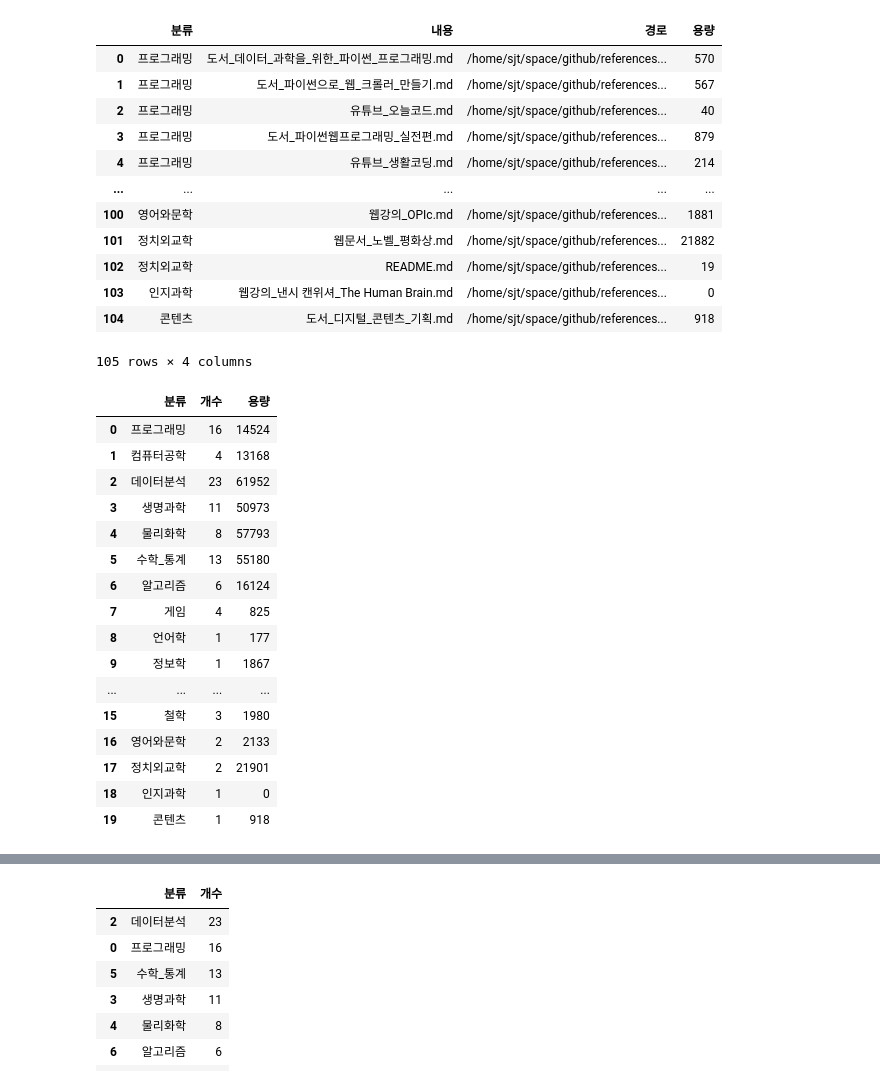
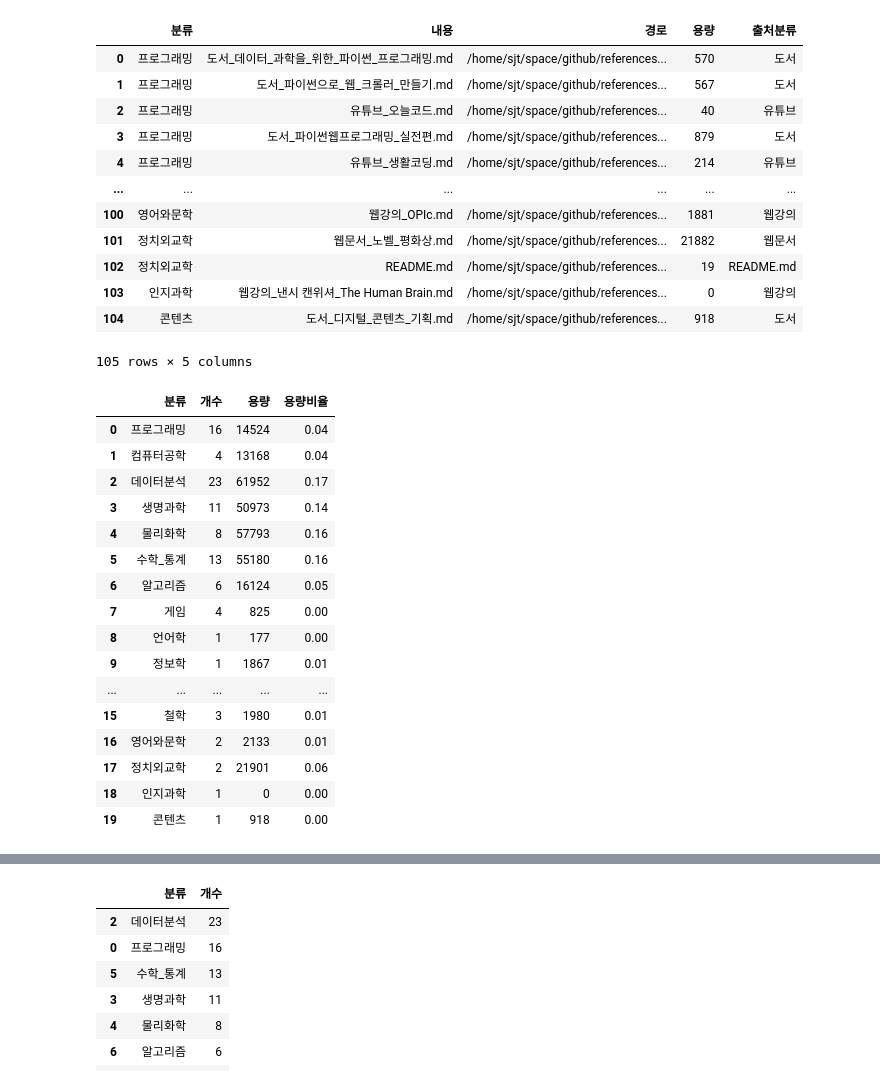
Before and after one commit to Song-Juntae/references, a Jupyter notebook: reference.ipynb, the cells around one changed output, grey strips where cells are left out. Drawn from its saved outputs; the diff is of its cells as text; code cells hidden in the pictures.

```diff
--- a/reference.ipynb
+++ b/reference.ipynb
@@ -27,42 +27,43 @@ for path, subdirs, files in os.walk(나의_과학기술):
 
 df_reference = pd.DataFrame(list_reference, columns=['분류','내용','경로'])
 df_reference['용량'] = [os.path.getsize(i) for i in df_reference['경로']]
+df_reference['출처분류'] = df_reference['내용'].apply(lambda x: x.split('_')[0])
 df_reference
 # %% [output]
-|  | 분류 | 내용 | 경로 | 용량 |
-| 0 | 프로그래밍 | 도서_데이터_과학을_위한_파이썬_프로그래밍.md | /home/sjt/space/github/references... | 570 |
-| 1 | 프로그래밍 | 도서_파이썬으로_웹_크롤러_만들기.md | /home/sjt/space/github/references... | 567 |
-| 2 | 프로그래밍 | 유튜브_오늘코드.md | /home/sjt/space/github/references... | 40 |
-| 3 | 프로그래밍 | 도서_파이썬웹프로그래밍_실전편.md | /home/sjt/space/github/references... | 879 |
-| 4 | 프로그래밍 | 유튜브_생활코딩.md | /home/sjt/space/github/references... | 214 |
-| ... | ... | ... | ... | ... |
-| 100 | 영어와문학 | 웹강의_OPIc.md | /home/sjt/space/github/references... | 1881 |
-| 101 | 정치외교학 | 웹문서_노벨_평화상.md | /home/sjt/space/github/references... | 21882 |
-| 102 | 정치외교학 | README.md | /home/sjt/space/github/references... | 19 |
-| 103 | 인지과학 | 웹강의_낸시 캔위셔_The Human Brain.md | /home/sjt/space/github/references... | 0 |
-| 104 | 콘텐츠 | 도서_디지털_콘텐츠_기획.md | /home/sjt/space/github/references... | 918 |
+|  | 분류 | 내용 | 경로 | 용량 | 출처분류 |
+| 0 | 프로그래밍 | 도서_데이터_과학을_위한_파이썬_프로그래밍.md | /home/sjt/space/github/references... | 570 | 도서 |
+| 1 | 프로그래밍 | 도서_파이썬으로_웹_크롤러_만들기.md | /home/sjt/space/github/references... | 567 | 도서 |
+| 2 | 프로그래밍 | 유튜브_오늘코드.md | /home/sjt/space/github/references... | 40 | 유튜브 |
+| 3 | 프로그래밍 | 도서_파이썬웹프로그래밍_실전편.md | /home/sjt/space/github/references... | 879 | 도서 |
+| 4 | 프로그래밍 | 유튜브_생활코딩.md | /home/sjt/space/github/references... | 214 | 유튜브 |
+| ... | ... | ... | ... | ... | ... |
+| 100 | 영어와문학 | 웹강의_OPIc.md | /home/sjt/space/github/references... | 1881 | 웹강의 |
+| 101 | 정치외교학 | 웹문서_노벨_평화상.md | /home/sjt/space/github/references... | 21882 | 웹문서 |
+| 102 | 정치외교학 | README.md | /home/sjt/space/github/references... | 19 | README.md |
+| 103 | 인지과학 | 웹강의_낸시 캔위셔_The Human Brain.md | /home/sjt/space/github/references... | 0 | 웹강의 |
+| 104 | 콘텐츠 | 도서_디지털_콘텐츠_기획.md | /home/sjt/space/github/references... | 918 | 도서 |
-105 rows × 4 columns
+105 rows × 5 columns
 # %%
 df_reference_개수 = pd.DataFrame(list(Counter(df_reference['분류']).items()), columns=['분류','개수'])
 df_reference_용량 = df_reference[['분류','용량']].groupby('분류').sum().reset_index()
-
 df_reference_정리 = df_reference_개수.merge(df_reference_용량, on='분류')
+df_reference_정리['용량비율'] = df_reference_정리['용량'].apply(lambda x : round(x / sum(df_reference_정리['용량']), 2))
 df_reference_정리
 # %% [output]
-|  | 분류 | 개수 | 용량 |
-| 0 | 프로그래밍 | 16 | 14524 |
-| 1 | 컴퓨터공학 | 4 | 13168 |
-| 2 | 데이터분석 | 23 | 61952 |
-| 3 | 생명과학 | 11 | 50973 |
-| 4 | 물리화학 | 8 | 57793 |
-| 5 | 수학_통계 | 13 | 55180 |
-| 6 | 알고리즘 | 6 | 16124 |
-| 7 | 게임 | 4 | 825 |
-| 8 | 언어학 | 1 | 177 |
-| 9 | 정보학 | 1 | 1867 |
-| ... | ... | ... | ... |
-| 15 | 철학 | 3 | 1980 |
-| 16 | 영어와문학 | 2 | 2133 |
-| 17 | 정치외교학 | 2 | 21901 |
-| 18 | 인지과학 | 1 | 0 |
-| 19 | 콘텐츠 | 1 | 918 |
+|  | 분류 | 개수 | 용량 | 용량비율 |
+| 0 | 프로그래밍 | 16 | 14524 | 0.04 |
+| 1 | 컴퓨터공학 | 4 | 13168 | 0.04 |
+| 2 | 데이터분석 | 23 | 61952 | 0.17 |
+| 3 | 생명과학 | 11 | 50973 | 0.14 |
+| 4 | 물리화학 | 8 | 57793 | 0.16 |
+| 5 | 수학_통계 | 13 | 55180 | 0.16 |
+| 6 | 알고리즘 | 6 | 16124 | 0.05 |
+| 7 | 게임 | 4 | 825 | 0.00 |
+| 8 | 언어학 | 1 | 177 | 0.00 |
+| 9 | 정보학 | 1 | 1867 | 0.01 |
+| ... | ... | ... | ... | ... |
+| 15 | 철학 | 3 | 1980 | 0.01 |
+| 16 | 영어와문학 | 2 | 2133 | 0.01 |
+| 17 | 정치외교학 | 2 | 21901 | 0.06 |
+| 18 | 인지과학 | 1 | 0 | 0.00 |
+| 19 | 콘텐츠 | 1 | 918 | 0.00 |
```
Also changed, not shown: parts of 4 cells of this notebook.
